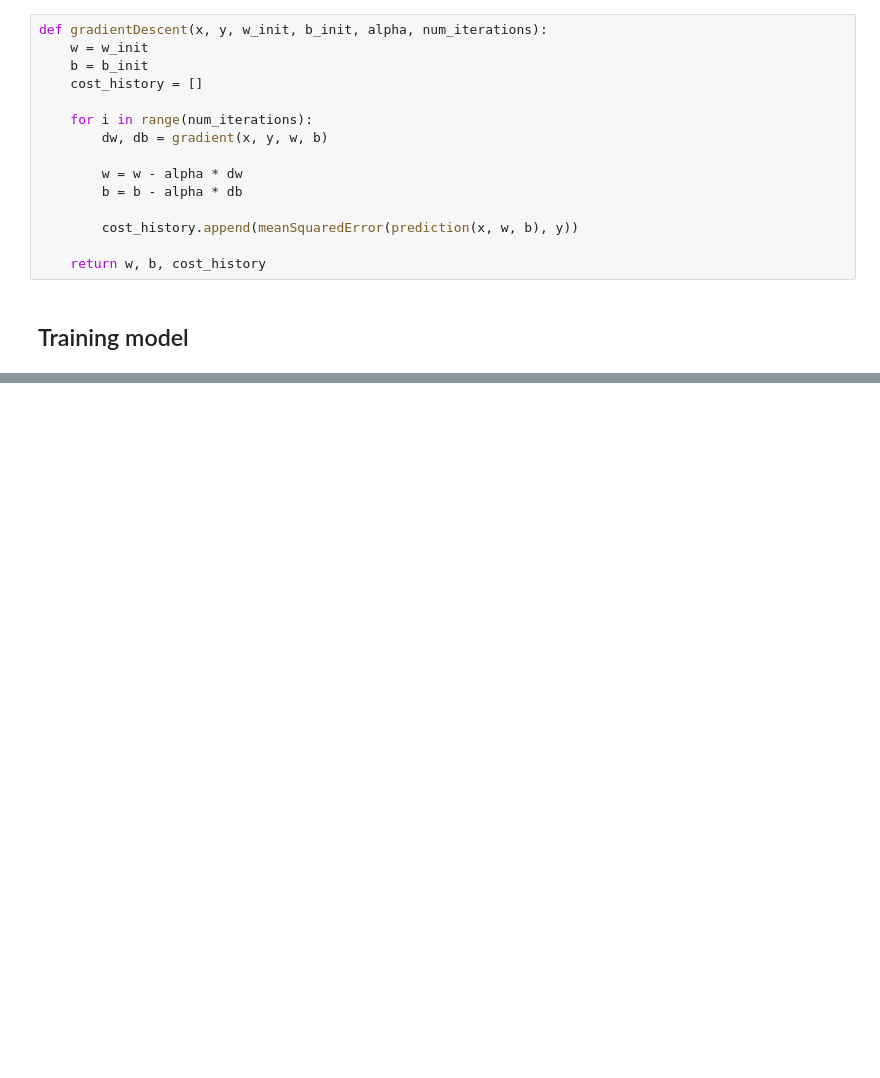
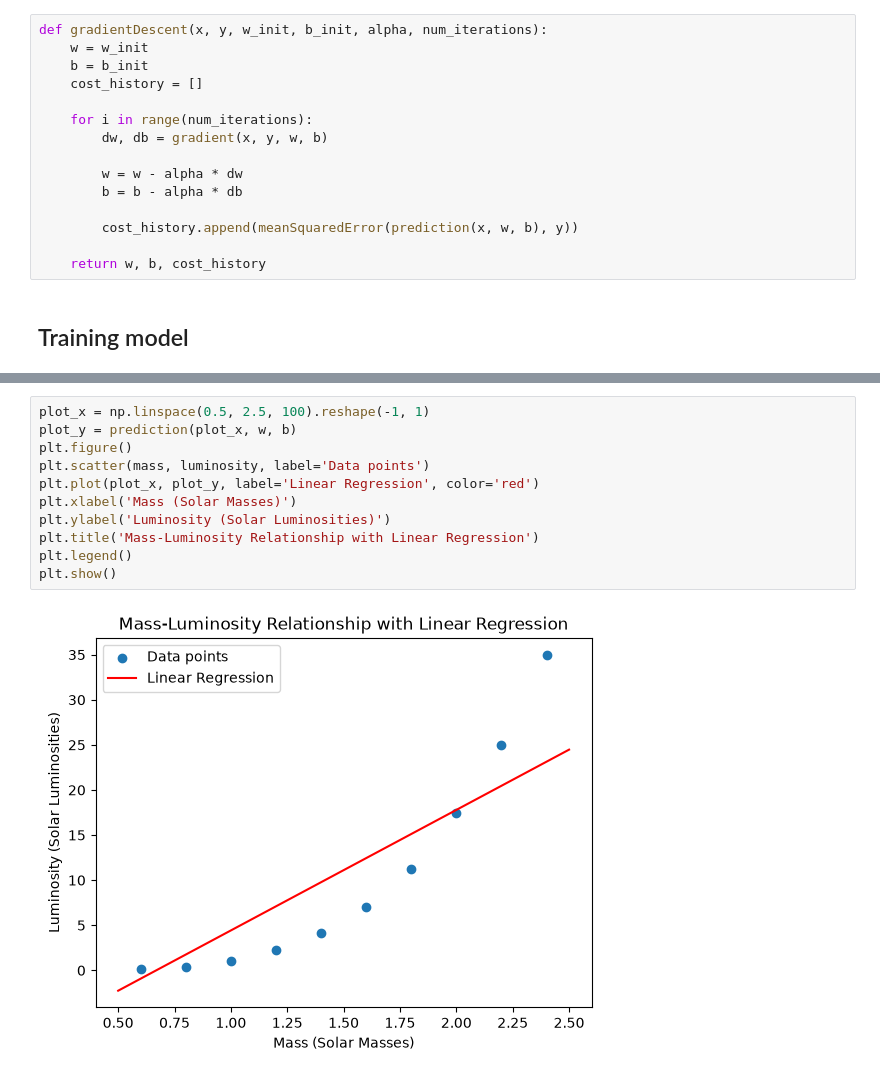
Before and after one commit to nestorlop/AI-Stellar-Luminosity, a Jupyter notebook: stellar_luminosity_hands_on.ipynb, the cells around one changed output, grey strips where cells are left out. Cells and saved outputs as stored; diff of their text form; blank space fills up the shorter version.

```diff
--- a/stellar_luminosity_hands_on.ipynb
+++ b/stellar_luminosity_hands_on.ipynb
@@ -104,0 +134,13 @@ X_linear = [mass]
+# %%
+plot_x = np.linspace(0.5, 2.5, 100).reshape(-1, 1)
+plot_y = prediction(plot_x, w, b)
+plt.figure()
+plt.scatter(mass, luminosity, label='Data points')
+plt.plot(plot_x, plot_y, label='Linear Regression', color='red')
+plt.xlabel('Mass (Solar Masses)')
+plt.ylabel('Luminosity (Solar Luminosities)')
+plt.title('Mass-Luminosity Relationship with Linear Regression')
+plt.legend()
+plt.show()
+# %% [output]
+[figure, added]
```
Also changed, not shown: parts of 3 cells of this notebook.
